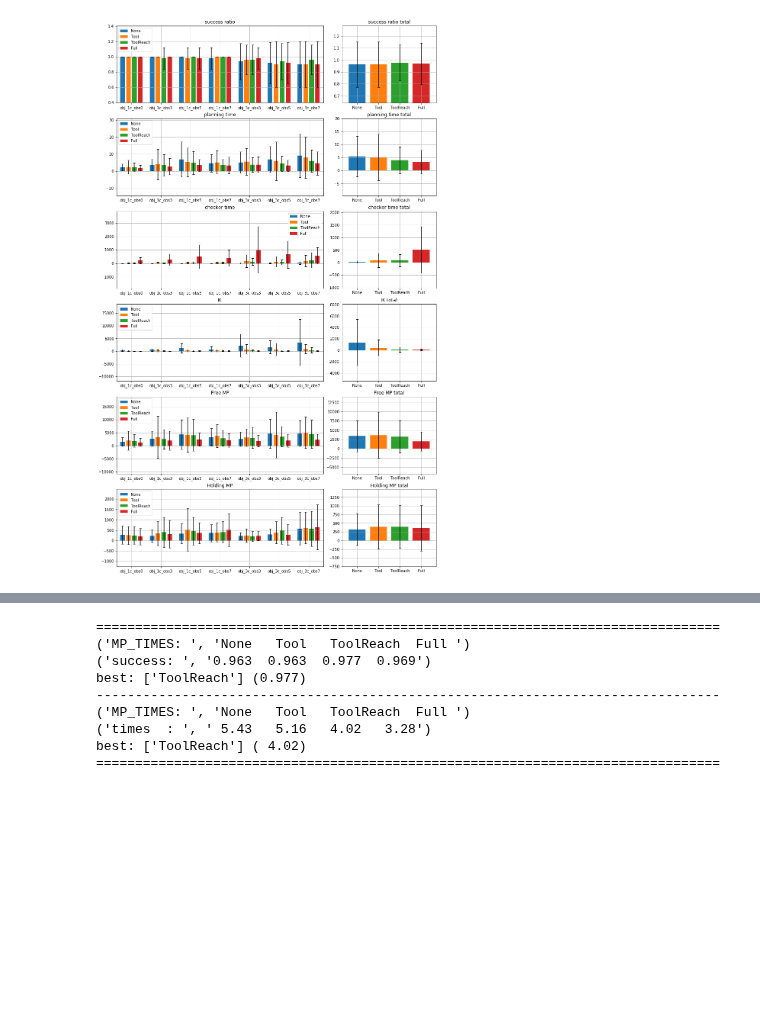
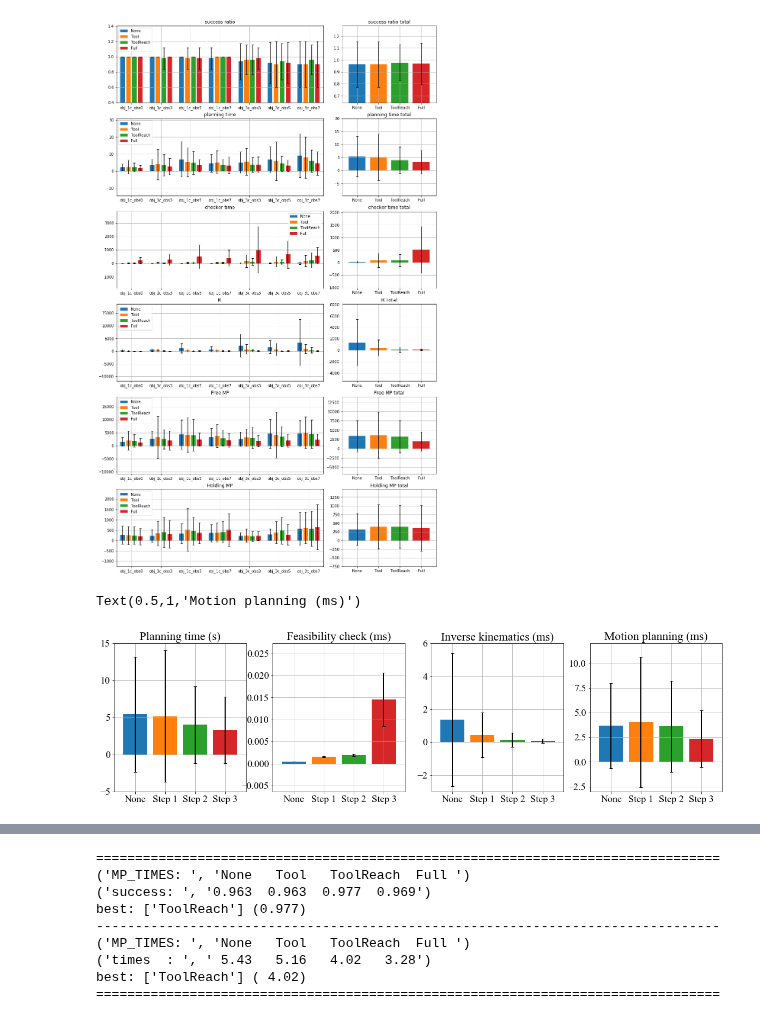
Before and after one commit to rnb-disinfection/rnb-planning, a Jupyter notebook: src/scripts/developing/pddlstream/[TEST] PDDLStream-print-results.ipynb, the cells around one changed output, grey strips where cells are left out. Drawn from its saved outputs; the diff is of its cells as text; code cells hidden in the pictures; blank space fills up the shorter version.

```diff
--- a/src/scripts/developing/pddlstream/[TEST] PDDLStream-print-results.ipynb
+++ b/src/scripts/developing/pddlstream/[TEST] PDDLStream-print-results.ipynb
@@ -189,3 +170,18 @@ subplot_trisect_line(ROWS, COLS, 6,
                      extract_valid(resdat_all, ["time_log", "holding_motion_gen"], fn=np.sum), "Holding MP", options=CNAME_LIST)
 # %% [output]
 [figure]
+# %%
+times_full = extract_valid(resdat_all, ["plan_time"])
+times_check = extract_valid(resdat_all, ["time_log", "check_feas"], fn=np.mean)
+times_ik = extract_valid(resdat_all, ["time_log", "ik_loop"], fn=np.sum)
+times_fm = extract_valid(resdat_all, ["time_log", "free_motion_gen"], fn=np.sum)
+times_hm = extract_valid(resdat_all, ["time_log", "holding_motion_gen"], fn=np.sum)
+times_mp = {}
+for case in times_fm.keys():
+    times_case = {}
+    for cname in CNAME_LIST:
+        times_case[cname] = np.add(times_fm[case][cname], times_hm[case][cname])
+    times_mp[case] = times_case
+# %%
+XLABEL_DICT = {'None':'None', 'Tool':'Step 1', 'ToolReach': 'Step 2', 'Full': 'Step 3'}
+XLABEL_LIST = ['None', 'Step 1', 'Step 2', 'Step 3']
@@ -191,0 +203,24 @@ subplot_trisect_line(ROWS, COLS, 6,
+# %%
+plt.rcParams['font.size'] = 18
+plt.rcParams["font.family"] = "Times New Roman"
+plt.rcParams['lines.linewidth'] = 2
+plt.figure(figsize=(20,5))
+plt.subplot(1,4,1)
+_ = grouped_bar(times_full, average_all=True, options=XLABEL_LIST, show_bar=True)
+plt.ylim(-5,15)
+plt.title("Planning time (s)")
+plt.subplot(1,4,2)
+_ = grouped_bar(times_check, average_all=True, options=XLABEL_LIST, show_bar=True)
+# plt.ylim(-0.500,1.500)
+plt.title("Feasibility check (ms)")
+plt.subplot(1,4,3)
+_ = grouped_bar(times_ik, average_all=True, options=XLABEL_LIST, show_bar=True)
+plt.ylim(-3.000,6.000)
+plt.title("Inverse kinematics (ms)")
+plt.subplot(1,4,4)
+_ = grouped_bar(times_mp, average_all=True, options=XLABEL_LIST, show_bar=True)
+plt.ylim(-3.000,12.000)
+plt.title("Motion planning (ms)")
+# %% [output]
+Text(0.5,1,'Motion planning (ms)')
+[figure, added]
```
Also changed, not shown: parts of 7 cells of this notebook.
